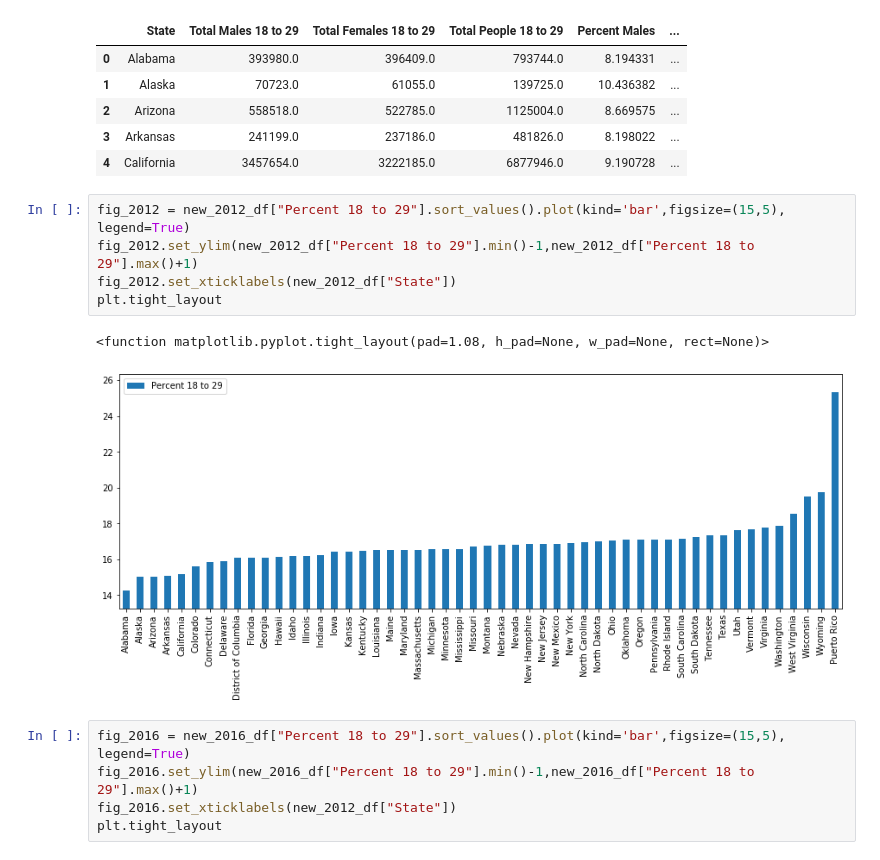
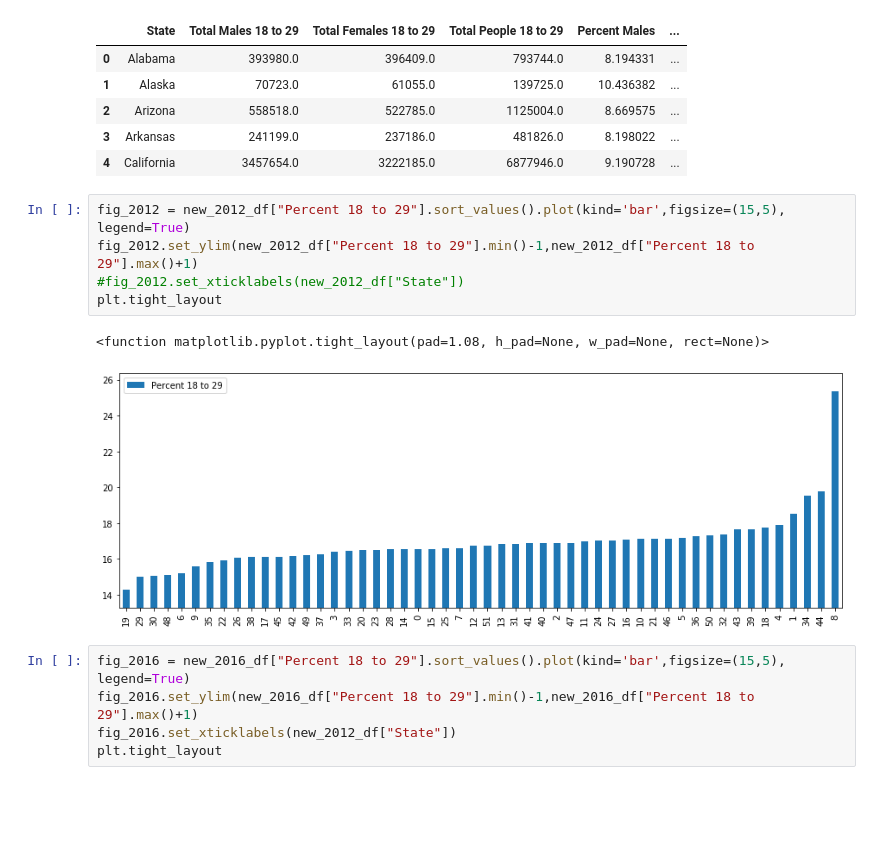
Before and after one commit to CodingMage/project_1_TeamTuring, a Jupyter notebook: connor-data.ipynb, the cells around one changed output. Drawn from its saved outputs; the diff is of its cells as text; blank space fills up the shorter version.

```diff
--- a/connor-data.ipynb
+++ b/connor-data.ipynb
@@ -395,11 +399,11 @@ new_2016_df.head()
 # %%
 fig_2012 = new_2012_df["Percent 18 to 29"].sort_values().plot(kind='bar',figsize=(15,5), legend=True)
 fig_2012.set_ylim(new_2012_df["Percent 18 to 29"].min()-1,new_2012_df["Percent 18 to 29"].max()+1)
-fig_2012.set_xticklabels(new_2012_df["State"])
+#fig_2012.set_xticklabels(new_2012_df["State"])
 plt.tight_layout
 # %% [output]
 <function matplotlib.pyplot.tight_layout(pad=1.08, h_pad=None, w_pad=None, rect=None)>
-[figure, old version]
+[figure, new version]
 # %%
 fig_2016 = new_2016_df["Percent 18 to 29"].sort_values().plot(kind='bar',figsize=(15,5), legend=True)
 fig_2016.set_ylim(new_2016_df["Percent 18 to 29"].min()-1,new_2016_df["Percent 18 to 29"].max()+1)
```
Also changed, not shown: parts of 9 cells of this notebook, 5 other files.
